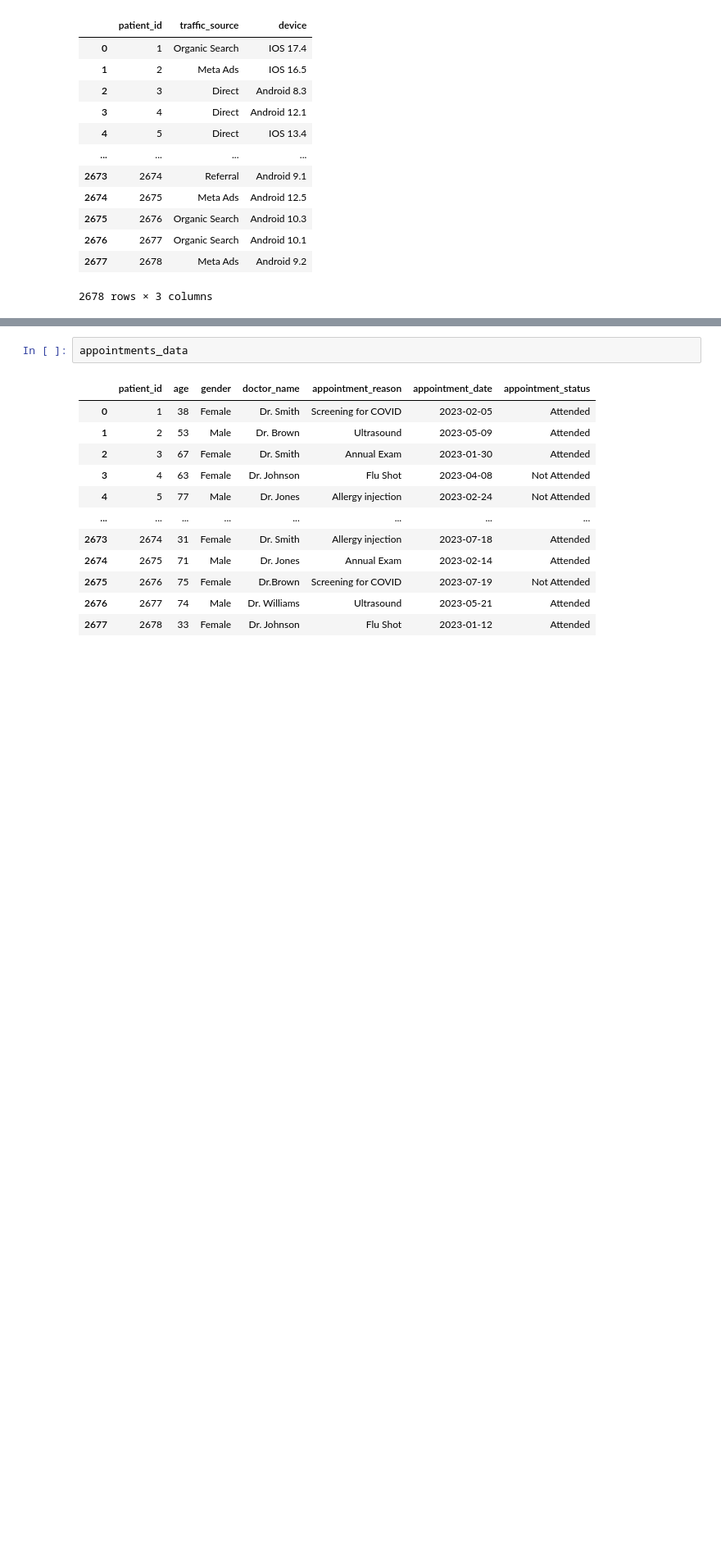
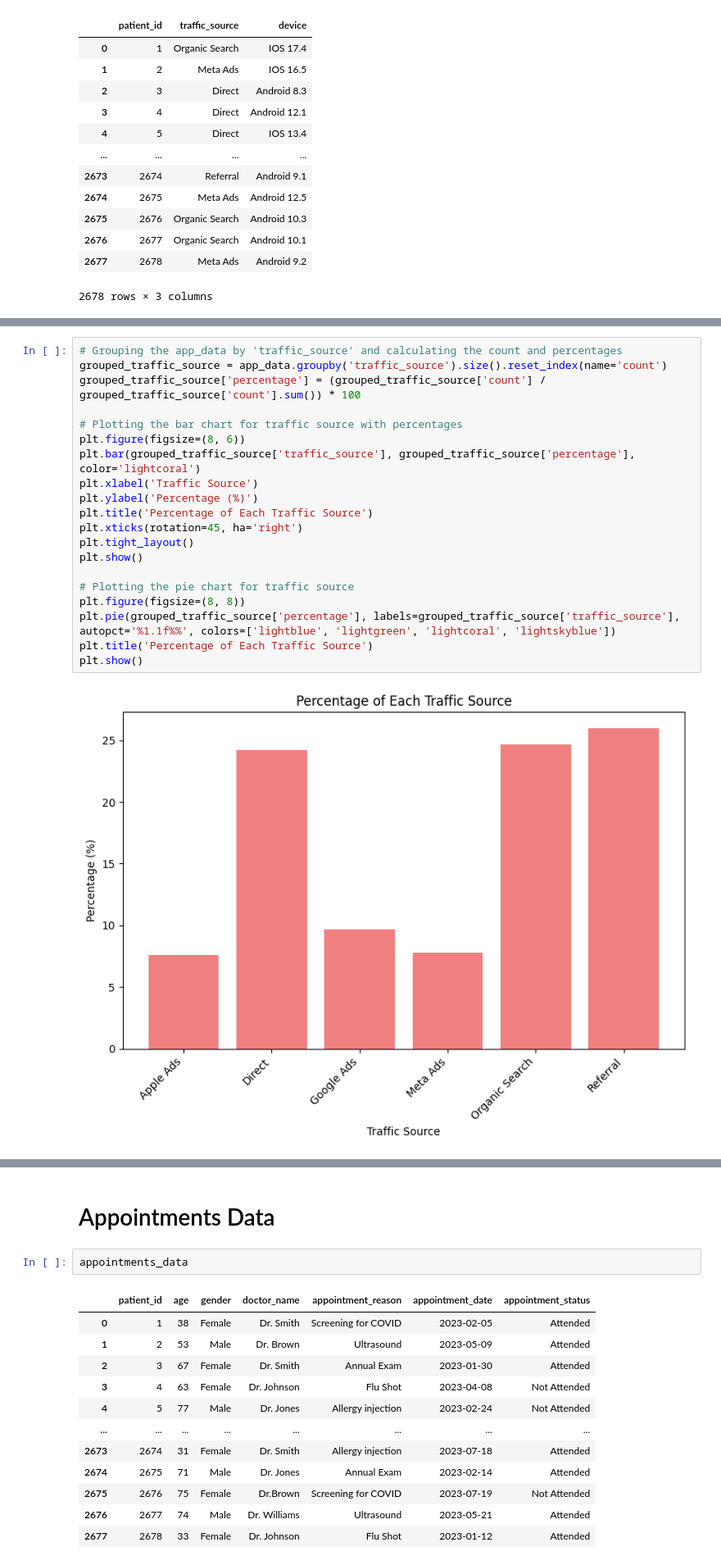
Before and after one commit to Ismat-Samadov/kyla_ProductAnalyst, a Jupyter notebook: task.ipynb, the cells around one changed output, grey strips where cells are left out. Shown: that part at 82% size. Cells and saved outputs as stored; diff of their text form; blank space fills up the shorter version.

```diff
--- a/task.ipynb
+++ b/task.ipynb
@@ -42,0 +181,22 @@ app_data
+# %%
+# Grouping the app_data by 'traffic_source' and calculating the count and percentages
+grouped_traffic_source = app_data.groupby('traffic_source').size().reset_index(name='count')
+grouped_traffic_source['percentage'] = (grouped_traffic_source['count'] / grouped_traffic_source['count'].sum()) * 100
+
+# Plotting the bar chart for traffic source with percentages
+plt.figure(figsize=(8, 6))
+plt.bar(grouped_traffic_source['traffic_source'], grouped_traffic_source['percentage'], color='lightcoral')
+plt.xlabel('Traffic Source')
+plt.ylabel('Percentage (%)')
+plt.title('Percentage of Each Traffic Source')
+plt.xticks(rotation=45, ha='right')
+plt.tight_layout()
+plt.show()
+
+# Plotting the pie chart for traffic source
+plt.figure(figsize=(8, 8))
+plt.pie(grouped_traffic_source['percentage'], labels=grouped_traffic_source['traffic_source'], autopct='%1.1f%%', colors=['lightblue', 'lightgreen', 'lightcoral', 'lightskyblue'])
+plt.title('Percentage of Each Traffic Source')
+plt.show()
+# %% [output]
+[figure, added]
@@ -43,3 +204,5 @@ app_data
+# %% [markdown]
+# Appointments Data
 # %%
 appointments_data
 # %% [output]
```
Also changed, not shown: parts of 20 cells of this notebook.
